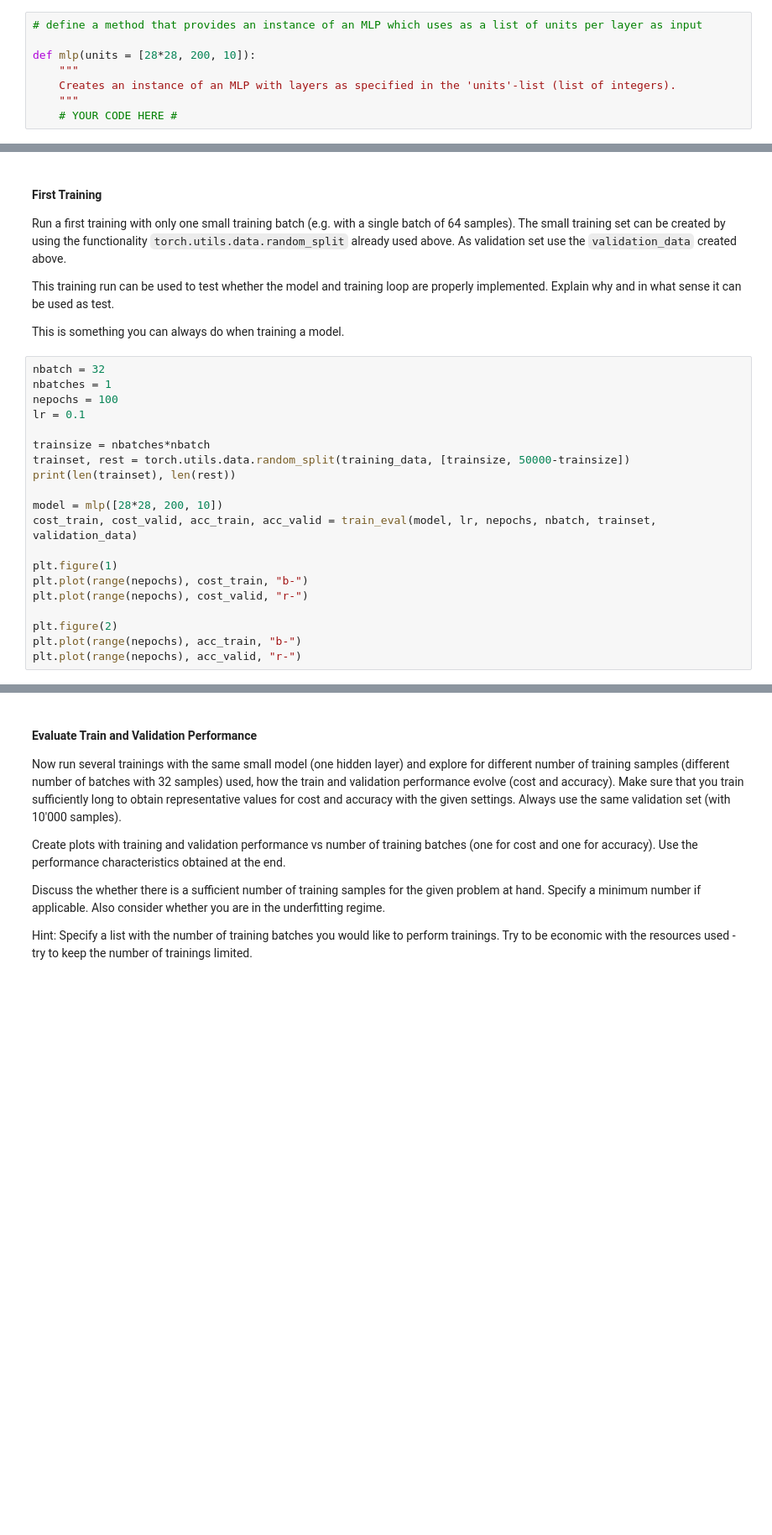
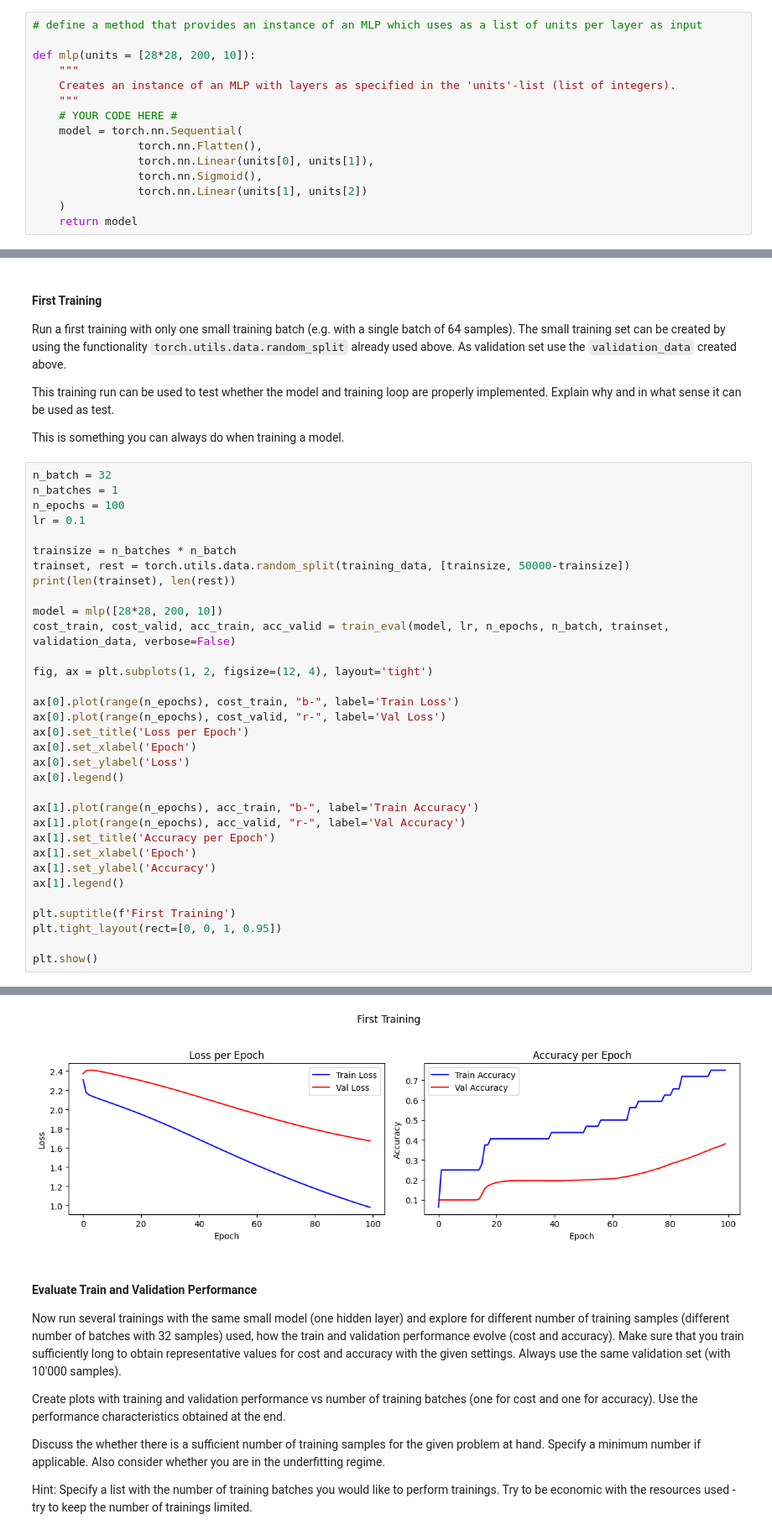
Before and after one commit to JaronMatzinger/mse_delearn, a Jupyter notebook: 03_exercises/mlps_for_fashion_MNIST_stud.ipynb, the cells around one changed output, grey strips where cells are left out. Shown at 84% size. Saved outputs shown, nothing was run; the diff lists cells and outputs as text; blank space fills up the shorter version.

```diff
--- a/03_exercises/mlps_for_fashion_MNIST_stud.ipynb
+++ b/03_exercises/mlps_for_fashion_MNIST_stud.ipynb
@@ -39,6 +41,13 @@ def mlp(units = [28*28, 200, 10]):
     Creates an instance of an MLP with layers as specified in the 'units'-list (list of integers).
     """
     # YOUR CODE HERE #
+    model = torch.nn.Sequential(
+                torch.nn.Flatten(),
+                torch.nn.Linear(units[0], units[1]),
+                torch.nn.Sigmoid(),
+                torch.nn.Linear(units[1], units[2])
+    )
+    return model
 # %%
 # create an instance and its summary
 
@@ -80,22 +181,36 @@ This training run can be used to test whether the model and training loop are pr
 
 This is something you can always do when training a model.
 # %%
-nbatch = 32
-nbatches = 1
-nepochs = 100
+n_batch = 32
+n_batches = 1
+n_epochs = 100
 lr = 0.1
 
-trainsize = nbatches*nbatch
+trainsize = n_batches * n_batch
 trainset, rest = torch.utils.data.random_split(training_data, [trainsize, 50000-trainsize])
 print(len(trainset), len(rest))
 
 model = mlp([28*28, 200, 10])
-cost_train, cost_valid, acc_train, acc_valid = train_eval(model, lr, nepochs, nbatch, trainset, validation_data)
+cost_train, cost_valid, acc_train, acc_valid = train_eval(model, lr, n_epochs, n_batch, trainset, validation_data, verbose=False)
 
-plt.figure(1)
-plt.plot(range(nepochs), cost_train, "b-")
-plt.plot(range(nepochs), cost_valid, "r-")
+fig, ax = plt.subplots(1, 2, figsize=(12, 4), layout='tight')
 
-plt.figure(2)
-plt.plot(range(nepochs), acc_train, "b-")
-plt.plot(range(nepochs), acc_valid, "r-")
+ax[0].plot(range(n_epochs), cost_train, "b-", label='Train Loss')
+ax[0].plot(range(n_epochs), cost_valid, "r-", label='Val Loss')
+ax[0].set_title('Loss per Epoch')
+ax[0].set_xlabel('Epoch')
+ax[0].set_ylabel('Loss')
+ax[0].legend()
+
+ax[1].plot(range(n_epochs), acc_train, "b-", label='Train Accuracy')
+ax[1].plot(range(n_epochs), acc_valid, "r-", label='Val Accuracy')
+ax[1].set_title('Accuracy per Epoch')
+ax[1].set_xlabel('Epoch')
+ax[1].set_ylabel('Accuracy')
+ax[1].legend()
+
+plt.suptitle(f'First Training')
+plt.tight_layout(rect=[0, 0, 1, 0.95])
+
+plt.show()
+# %% [output]
@@ -102,3 +218,4 @@ plt.plot(range(nepochs), acc_valid, "r-")
+[figure, added]
 # %% [markdown]
 #### Evaluate Train and Validation Performance
 
```
Also changed, not shown: parts of 15 cells of this notebook.
